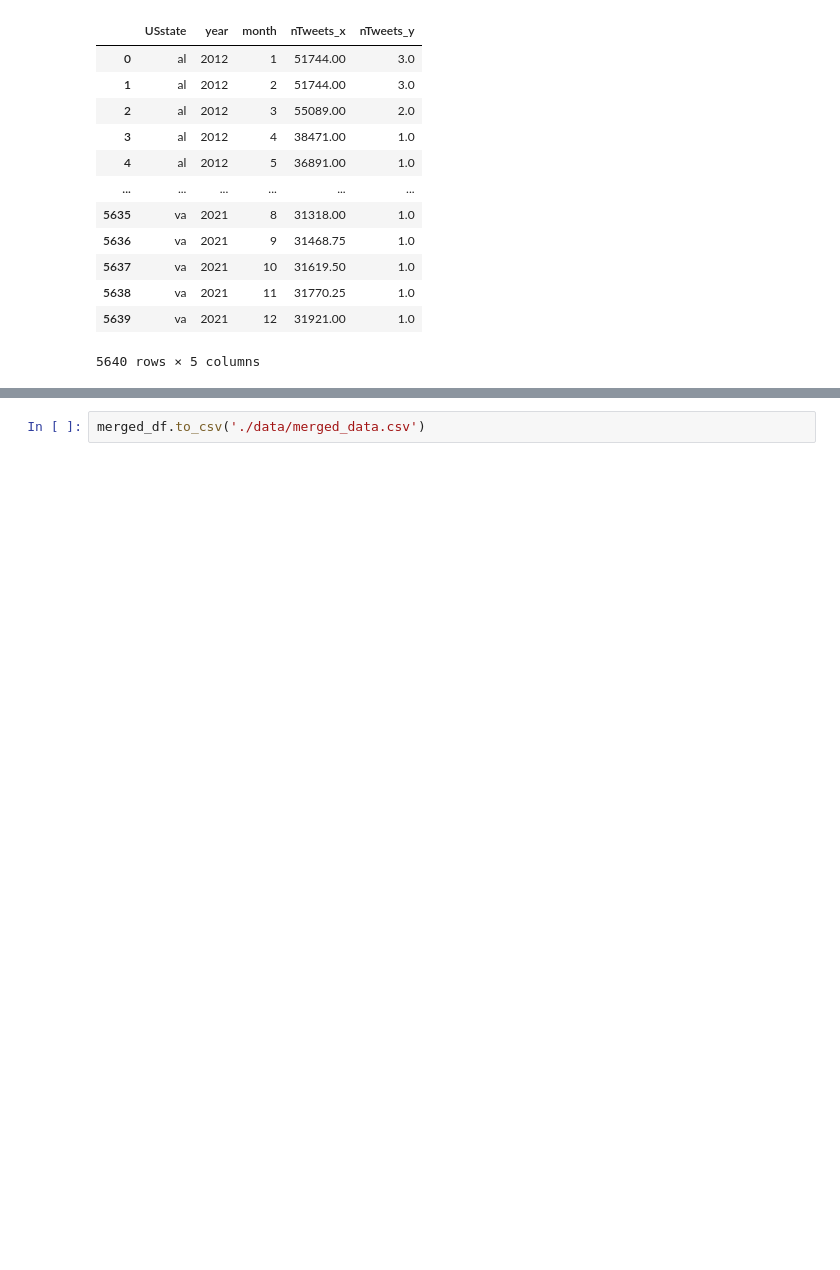
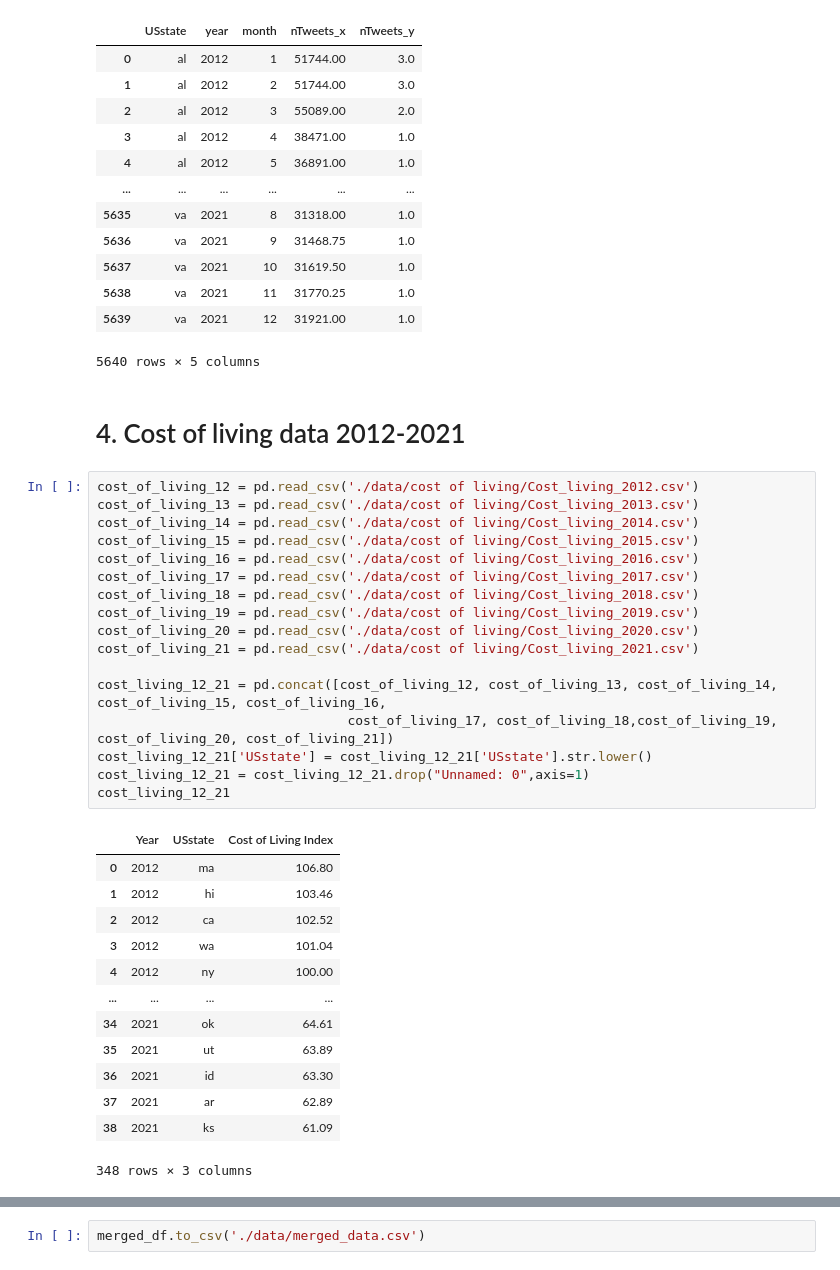
Before and after one commit to cenxi-si/DS-industry-project-group35, a Jupyter notebook: Data Prepossessing.ipynb, the cells around one changed output, grey strips where cells are left out. Cells and saved outputs as stored; diff of their text form; blank space fills up the shorter version.

```diff
--- a/Data Prepossessing.ipynb
+++ b/Data Prepossessing.ipynb
@@ -259,3 +248,36 @@ tweets
 | 5638 | va | 2021 | 11 | 31770.25 | 1.0 |
 | 5639 | va | 2021 | 12 | 31921.00 | 1.0 |
 5640 rows × 5 columns
+# %% [markdown]
+# 4. Cost of living data 2012-2021
+# %%
+cost_of_living_12 = pd.read_csv('./data/cost of living/Cost_living_2012.csv')
+cost_of_living_13 = pd.read_csv('./data/cost of living/Cost_living_2013.csv')
+cost_of_living_14 = pd.read_csv('./data/cost of living/Cost_living_2014.csv')
+cost_of_living_15 = pd.read_csv('./data/cost of living/Cost_living_2015.csv')
+cost_of_living_16 = pd.read_csv('./data/cost of living/Cost_living_2016.csv')
+cost_of_living_17 = pd.read_csv('./data/cost of living/Cost_living_2017.csv')
+cost_of_living_18 = pd.read_csv('./data/cost of living/Cost_living_2018.csv')
+cost_of_living_19 = pd.read_csv('./data/cost of living/Cost_living_2019.csv')
+cost_of_living_20 = pd.read_csv('./data/cost of living/Cost_living_2020.csv')
+cost_of_living_21 = pd.read_csv('./data/cost of living/Cost_living_2021.csv')
+
+cost_living_12_21 = pd.concat([cost_of_living_12, cost_of_living_13, cost_of_living_14, cost_of_living_15, cost_of_living_16,
+                                cost_of_living_17, cost_of_living_18,cost_of_living_19, cost_of_living_20, cost_of_living_21])
+cost_living_12_21['USstate'] = cost_living_12_21['USstate'].str.lower()
+cost_living_12_21 = cost_living_12_21.drop("Unnamed: 0",axis=1)
+cost_living_12_21
+# %% [output]
+|  | Year | USstate | Cost of Living Index |
+| 0 | 2012 | ma | 106.80 |
+| 1 | 2012 | hi | 103.46 |
+| 2 | 2012 | ca | 102.52 |
+| 3 | 2012 | wa | 101.04 |
+| 4 | 2012 | ny | 100.00 |
+| ... | ... | ... | ... |
+| 34 | 2021 | ok | 64.61 |
+| 35 | 2021 | ut | 63.89 |
+| 36 | 2021 | id | 63.30 |
+| 37 | 2021 | ar | 62.89 |
+| 38 | 2021 | ks | 61.09 |
+348 rows × 3 columns
```
Also changed, not shown: parts of 10 cells of this notebook, 2 other files.
